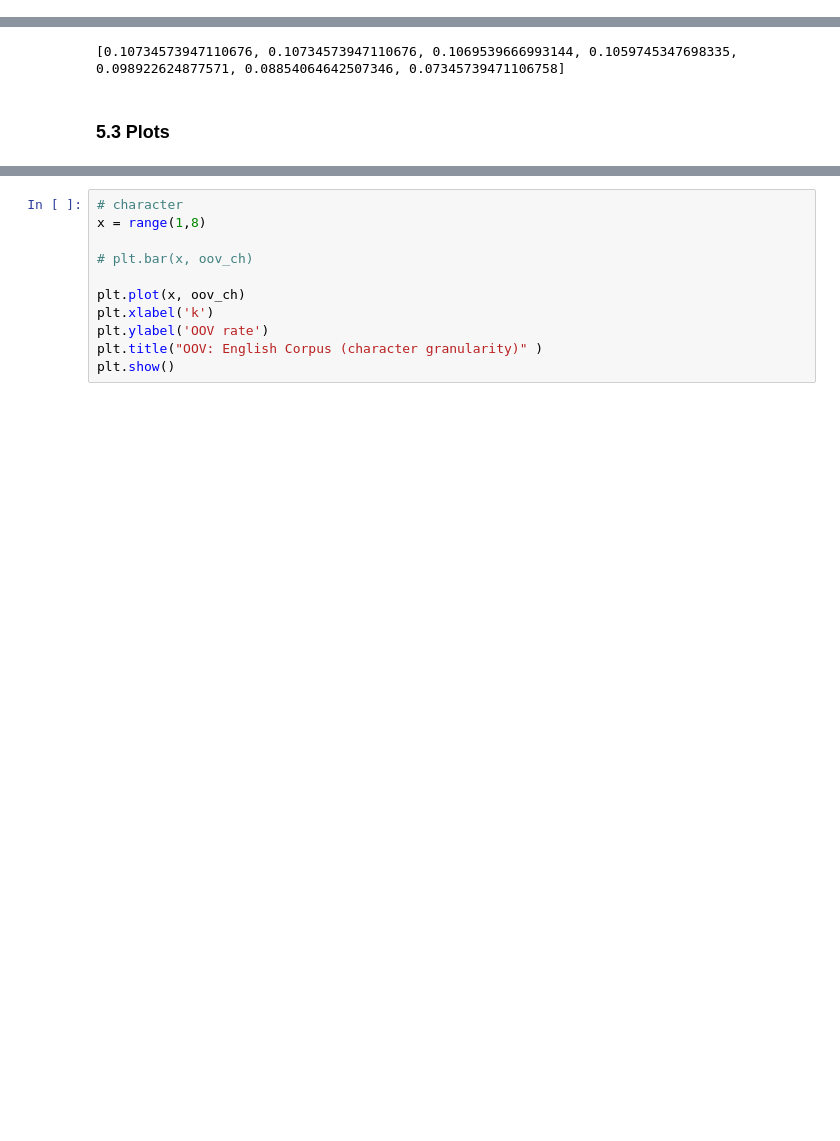
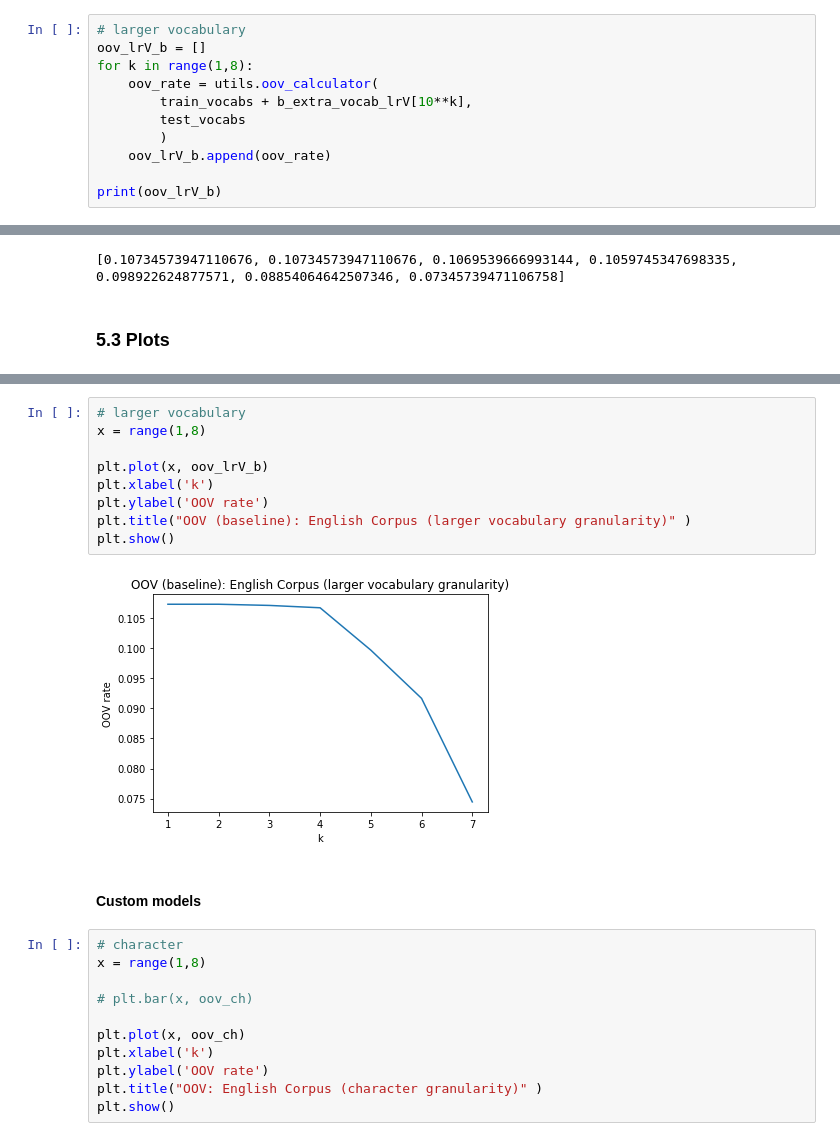
Before and after one commit to nik1806/snlp_project, a Jupyter notebook: english_notebook.ipynb, the cells around one changed output, grey strips where cells are left out. Drawn from its saved outputs; the diff is of its cells as text; blank space fills up the shorter version.

```diff
--- a/english_notebook.ipynb
+++ b/english_notebook.ipynb
@@ -809,0 +859,11 @@ OOV rate (original corpus): 0.10734573947110676
+# %%
+# larger vocabulary
+oov_lrV_b = []
+for k in range(1,8):
+    oov_rate = utils.oov_calculator(
+        train_vocabs + b_extra_vocab_lrV[10**k],
+        test_vocabs
+        )
+    oov_lrV_b.append(oov_rate)
+
+print(oov_lrV_b)
@@ -851,3 +941,16 @@ print(oov_lrV)
+# %%
+# larger vocabulary
+x = range(1,8)
+
+plt.plot(x, oov_lrV_b)
+plt.xlabel('k')
+plt.ylabel('OOV rate')
+plt.title("OOV (baseline): English Corpus (larger vocabulary granularity)" )
+plt.show()
+# %% [output]
+[figure, added]
+# %% [markdown]
+#### Custom models
 # %%
 # character
 x = range(1,8)
```
Also changed, not shown: parts of 15 cells of this notebook.
